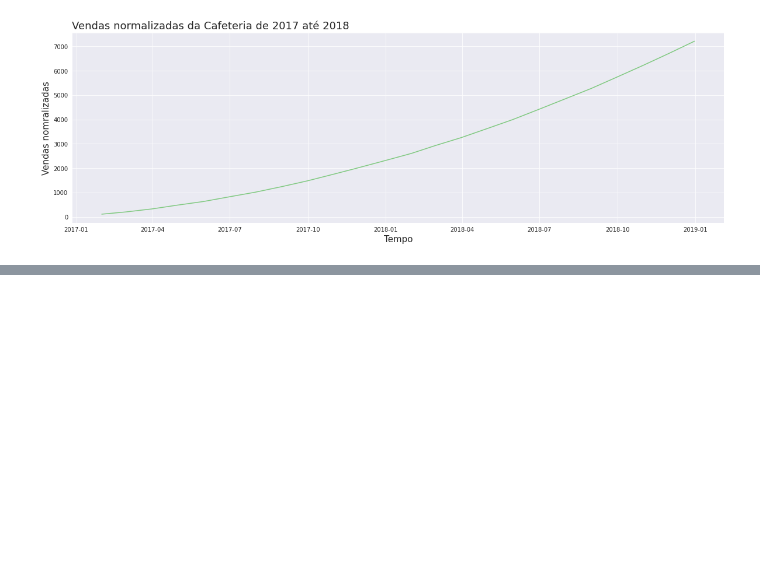
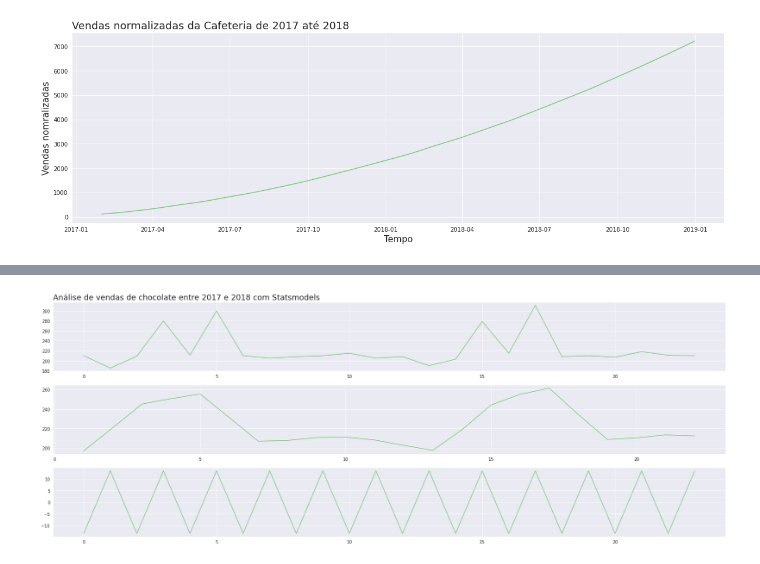
Before and after one commit to King-Bowie/TimeSeries, a Jupyter notebook: TimeSeries.ipynb, the cells around one changed output, grey strips where cells are left out. Cells and saved outputs as stored; diff of their text form; code cells hidden in the pictures; blank space fills up the shorter version.

```diff
--- a/TimeSeries.ipynb
+++ b/TimeSeries.ipynb
@@ -499,0 +515,9 @@ plt.show()
+# %%
+data = ({
+    'observacao' : observacao,
+    'tendencia' : tendencia,
+    'sazonalidade' : sazonalidade,
+    'ruido' : ruido
+})
+resultado = pd.DataFrame(data)
+resultado
@@ -499,0 +542,4 @@ plt.show()
+# %%
+plot_comparacao(resultado.index,observacao,tendencia,sazonalidade,resultado, "Análise de vendas de chocolate entre 2017 e 2018 com Statsmodels")
+# %% [output]
+[figure, added]
```
Also changed, not shown: parts of 11 cells of this notebook.
